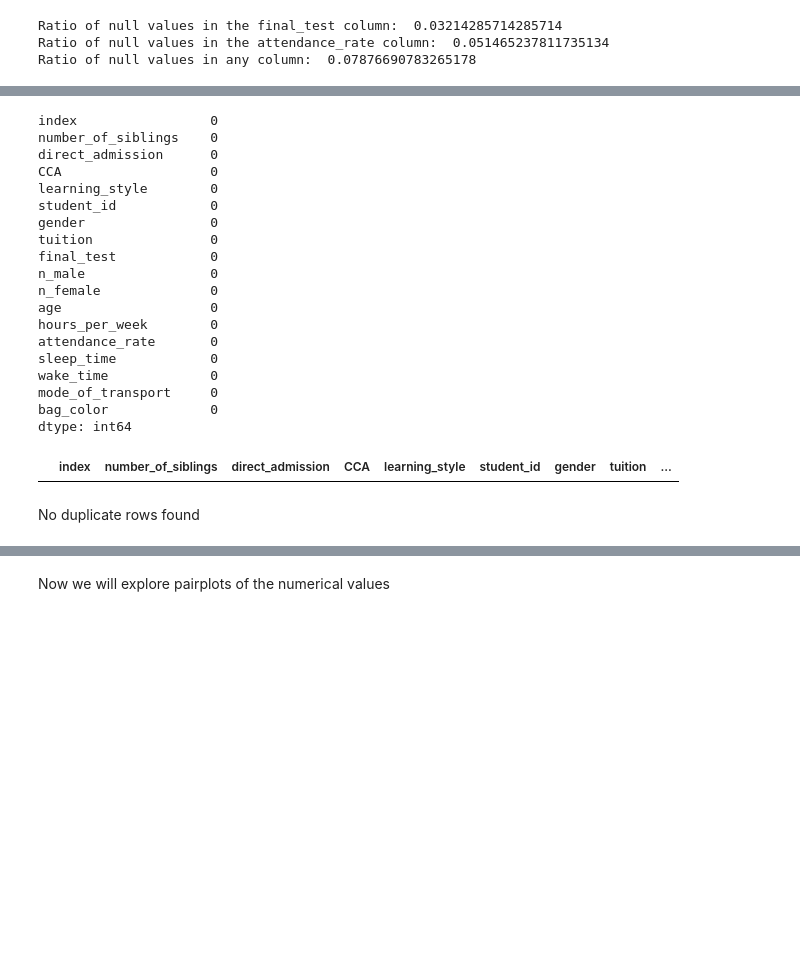
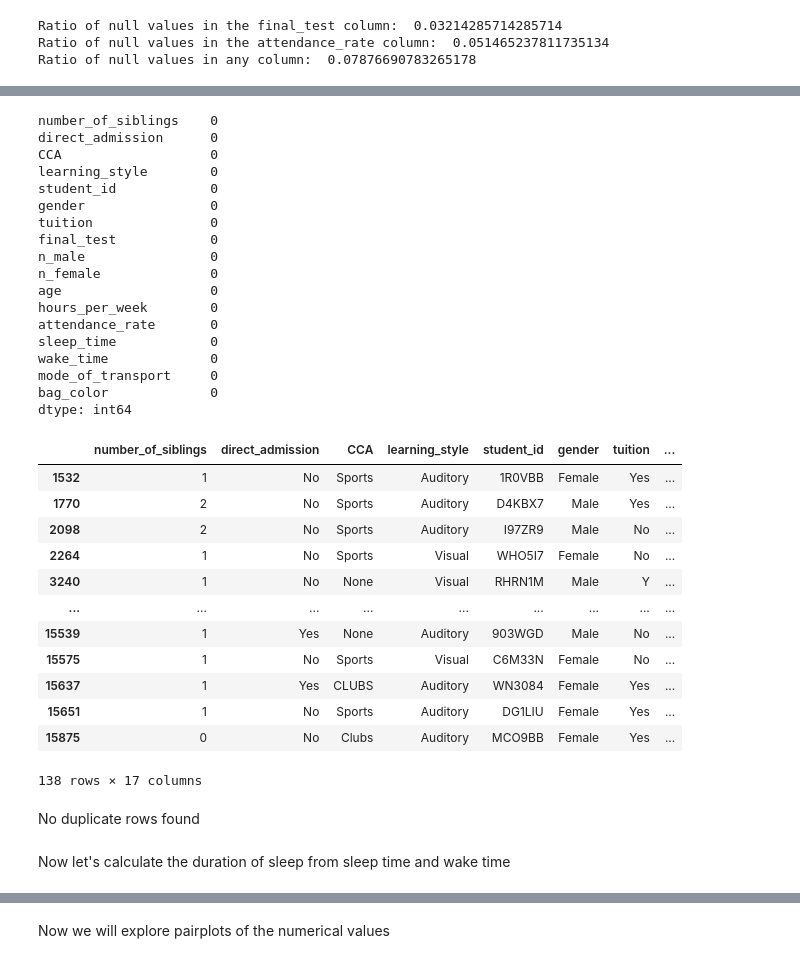
Before and after one commit to raytrk/Projects, a Jupyter notebook: Python/AIAP_PYS/eda.ipynb, the cells around one changed output, grey strips where cells are left out. Saved outputs shown, nothing was run; the diff lists cells and outputs as text; code cells hidden in the pictures; blank space fills up the shorter version.

```diff
--- a/Python/AIAP_PYS/eda.ipynb
+++ b/Python/AIAP_PYS/eda.ipynb
@@ -76,3 +95,5 @@ Noted that there is an index column, without which, there are 17 independent var
+# %%
+df.drop(columns = 'index', inplace = True)
 # %%
 #Explore the score table
 df.info()
@@ -189,10 +208,9 @@ Since the number of rows with missing values < 10%, it is likely insignificant a
 We will explore these after the main analysis
 # %%
 #Remove rows with null values
-df_nonull = df[~df.isnull().any(axis = 1)]
-df_nonull.isnull().sum() #check if it has been implemented correctly
+df = df[~df.isnull().any(axis = 1)]
+df.isnull().sum() #check if it has been implemented correctly
 # %% [output]
-index                 0
 number_of_siblings    0
 direct_admission      0
 CCA                   0
@@ -213,8 +231,22 @@ bag_color             0
 dtype: int64
 # %%
 #Check for duplicates
-df_nonull[df_nonull.duplicated(keep = 'first')]
+df[df.duplicated(keep = 'first')]
 # %% [output]
-|  | index | number_of_siblings | direct_admission | CCA | learning_style | student_id | gender | tuition | ... |
+|  | number_of_siblings | direct_admission | CCA | learning_style | student_id | gender | tuition | ... |
+| 1532 | 1 | No | Sports | Auditory | 1R0VBB | Female | Yes | ... |
+| 1770 | 2 | No | Sports | Auditory | D4KBX7 | Male | Yes | ... |
+| 2098 | 2 | No | Sports | Auditory | I97ZR9 | Male | No | ... |
+| 2264 | 1 | No | Sports | Visual | WHO5I7 | Female | No | ... |
+| 3240 | 1 | No | None | Visual | RHRN1M | Male | Y | ... |
+| ... | ... | ... | ... | ... | ... | ... | ... | ... |
+| 15539 | 1 | Yes | None | Auditory | 903WGD | Male | No | ... |
+| 15575 | 1 | No | Sports | Visual | C6M33N | Female | No | ... |
+| 15637 | 1 | Yes | CLUBS | Auditory | WN3084 | Female | Yes | ... |
+| 15651 | 1 | No | Sports | Auditory | DG1LIU | Female | Yes | ... |
+| 15875 | 0 | No | Clubs | Auditory | MCO9BB | Female | Yes | ... |
+138 rows × 17 columns
 # %% [markdown]
 No duplicate rows found
+# %% [markdown]
+Now let's calculate the duration of sleep from sleep time and wake time
```
Also changed, not shown: parts of 31 cells of this notebook.
